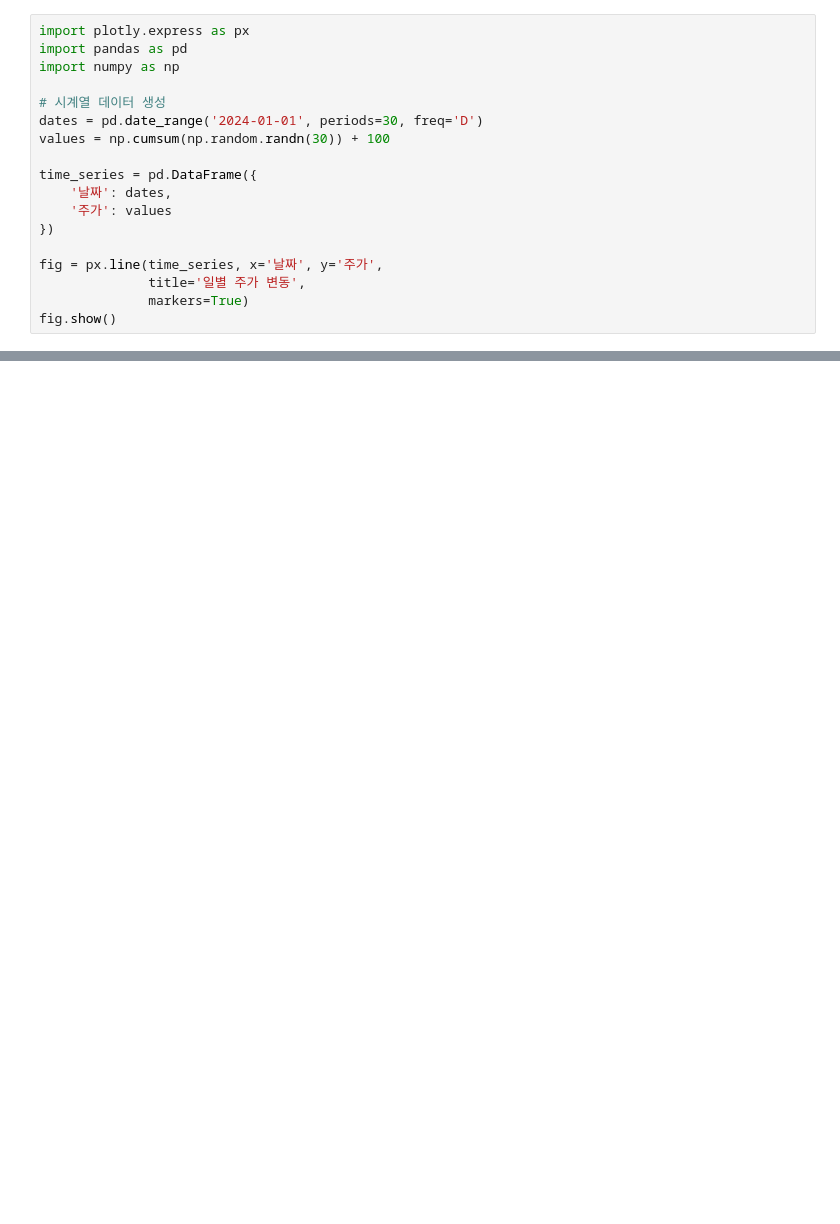
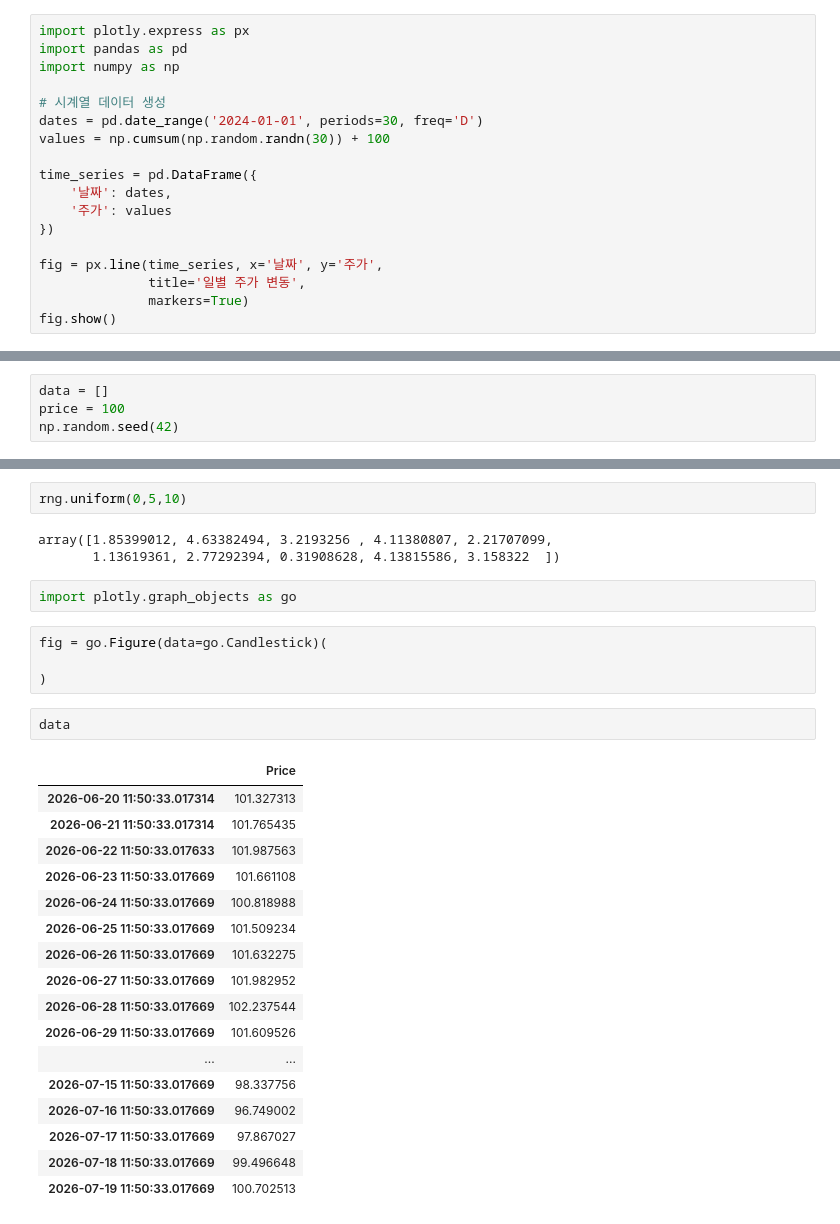
Before and after one commit to Kimchi-2025/big0611, a Jupyter notebook: py/p02_데이터분석및시각화/ch06_plotly/ex02_기본그래프유형.ipynb, the cells around one changed output, grey strips where cells are left out. Drawn from its saved outputs; the diff is of its cells as text; blank space fills up the shorter version.

```diff
--- a/py/p02_데이터분석및시각화/ch06_plotly/ex02_기본그래프유형.ipynb
+++ b/py/p02_데이터분석및시각화/ch06_plotly/ex02_기본그래프유형.ipynb
@@ -18,0 +143,4 @@ fig.show()
+# %%
+data = []
+price = 100
+np.random.seed(42)
@@ -18,0 +155,31 @@ fig.show()
+# %%
+rng.uniform(0,5,10)
+# %% [output]
+array([1.85399012, 4.63382494, 3.2193256 , 4.11380807, 2.21707099,
+       1.13619361, 2.77292394, 0.31908628, 4.13815586, 3.158322  ])
+# %%
+import plotly.graph_objects as go
+# %%
+fig = go.Figure(data=go.Candlestick)(
+
+)
+# %%
+data
+# %% [output]
+|  | Price |
+| 2026-06-20 11:50:33.017314 | 101.327313 |
+| 2026-06-21 11:50:33.017314 | 101.765435 |
+| 2026-06-22 11:50:33.017633 | 101.987563 |
+| 2026-06-23 11:50:33.017669 | 101.661108 |
+| 2026-06-24 11:50:33.017669 | 100.818988 |
+| 2026-06-25 11:50:33.017669 | 101.509234 |
+| 2026-06-26 11:50:33.017669 | 101.632275 |
+| 2026-06-27 11:50:33.017669 | 101.982952 |
+| 2026-06-28 11:50:33.017669 | 102.237544 |
+| 2026-06-29 11:50:33.017669 | 101.609526 |
+| ... | ... |
+| 2026-07-15 11:50:33.017669 | 98.337756 |
+| 2026-07-16 11:50:33.017669 | 96.749002 |
+| 2026-07-17 11:50:33.017669 | 97.867027 |
+| 2026-07-18 11:50:33.017669 | 99.496648 |
+| 2026-07-19 11:50:33.017669 | 100.702513 |
```
Also changed, not shown: parts of 18 cells of this notebook, 2 other files.
